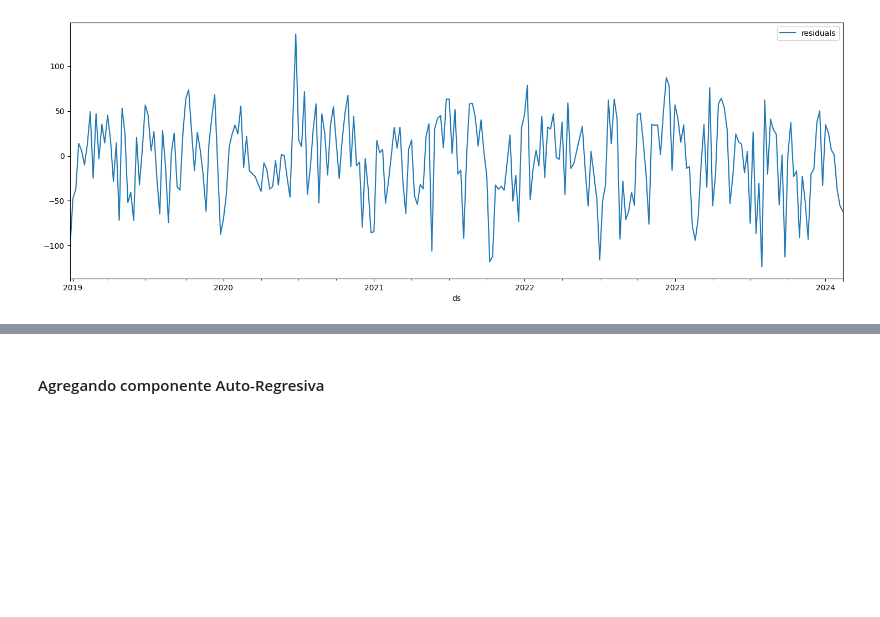
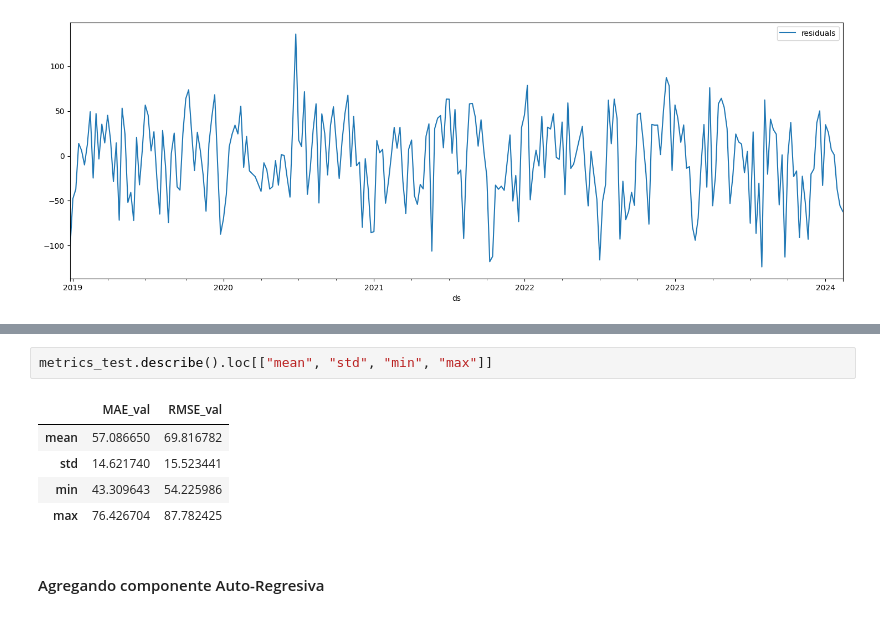
Before and after one commit to Jeslome/Series-de-Tiempo-Univariadas, a Jupyter notebook: NeuralProphet_Ivan.ipynb, the cells around one changed output, grey strips where cells are left out. Cells and saved outputs as stored; diff of their text form; blank space fills up the shorter version.

```diff
--- a/NeuralProphet_Ivan.ipynb
+++ b/NeuralProphet_Ivan.ipynb
@@ -281,3 +389,11 @@ fig=df_residuals.plot(x="ds", y="residuals", figsize=(18,6))
+# %%
+metrics_test.describe().loc[["mean", "std", "min", "max"]]
+# %% [output]
+|  | MAE_val | RMSE_val |
+| mean | 57.086650 | 69.816782 |
+| std | 14.621740 | 15.523441 |
+| min | 43.309643 | 54.225986 |
+| max | 76.426704 | 87.782425 |
 # %% [markdown]
 #### Agregando componente Auto-Regresiva
 # %%
```
Also changed, not shown: parts of 17 cells of this notebook.
